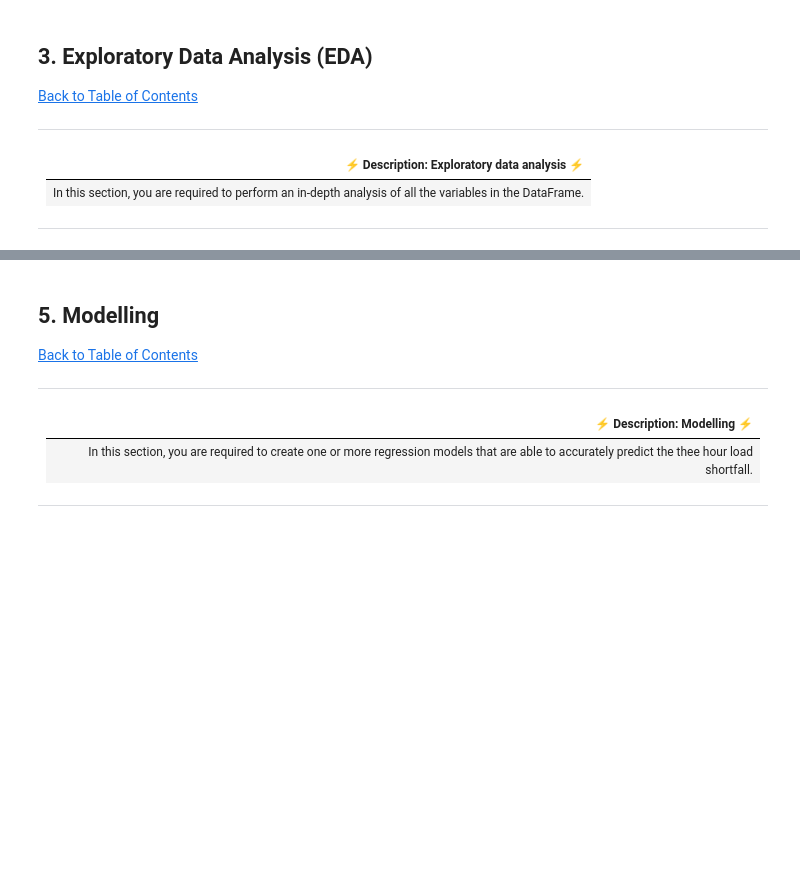
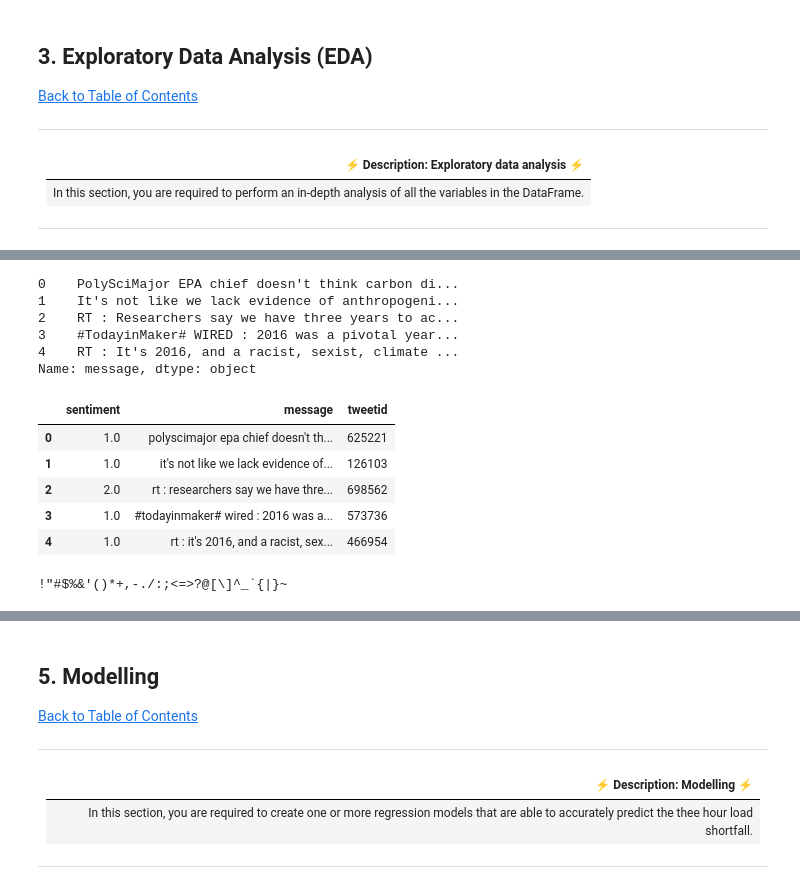
Before and after one commit to LPTsilo/Classification_Sprint_2207FTDS_Team_ES2, a Jupyter notebook: Classification_Sprint_Starter-Notebook.ipynb, the cells around one changed output, grey strips where cells are left out. Drawn from its saved outputs; the diff is of its cells as text; code cells hidden in the pictures; blank space fills up the shorter version.

```diff
--- a/Classification_Sprint_Starter-Notebook.ipynb
+++ b/Classification_Sprint_Starter-Notebook.ipynb
@@ -239,0 +260,28 @@ for ax in axs.flat:
+# %%
+# removing twitter handles @ "user"
+df_combine['message'] = np.vectorize(remove_pattern)(df_combine['message'],'@[\w]*')
+df_combine['message'].head()
+# %% [output]
+0    PolySciMajor EPA chief doesn't think carbon di...
+1    It's not like we lack evidence of anthropogeni...
+2    RT : Researchers say we have three years to ac...
+3    #TodayinMaker# WIRED : 2016 was a pivotal year...
+4    RT : It's 2016, and a racist, sexist, climate ...
+Name: message, dtype: object
+# %%
+# changing all tweets in to lowercase
+df_combine['message'] = df_combine['message'].apply(lambda x: x.lower())
+df_combine.head()
+# %% [output]
+|  | sentiment | message | tweetid |
+| 0 | 1.0 | polyscimajor epa chief doesn't th... | 625221 |
+| 1 | 1.0 | it's not like we lack evidence of... | 126103 |
+| 2 | 2.0 | rt : researchers say we have thre... | 698562 |
+| 3 | 1.0 | #todayinmaker# wired : 2016 was a... | 573736 |
+| 4 | 1.0 | rt : it's 2016, and a racist, sex... | 466954 |
+# %%
+#removing punctuations
+import string
+print(string.punctuation)
+# %% [output]
+!"#$%&'()*+,-./:;<=>?@[\]^_`{|}~
```
Also changed, not shown: parts of 60 cells of this notebook.
